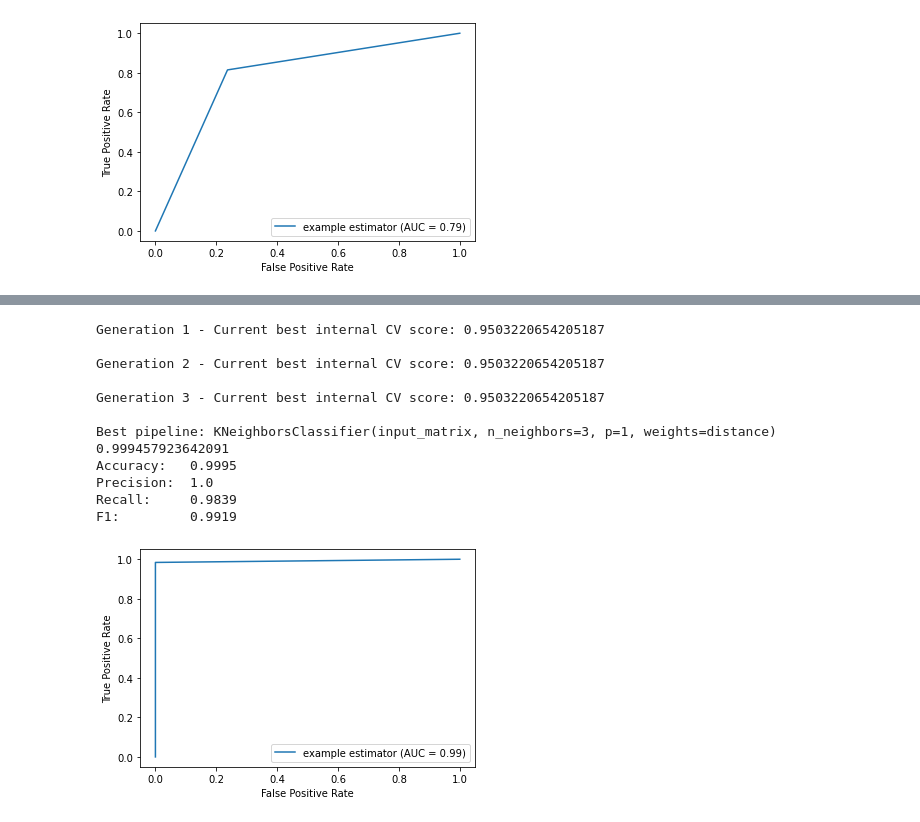
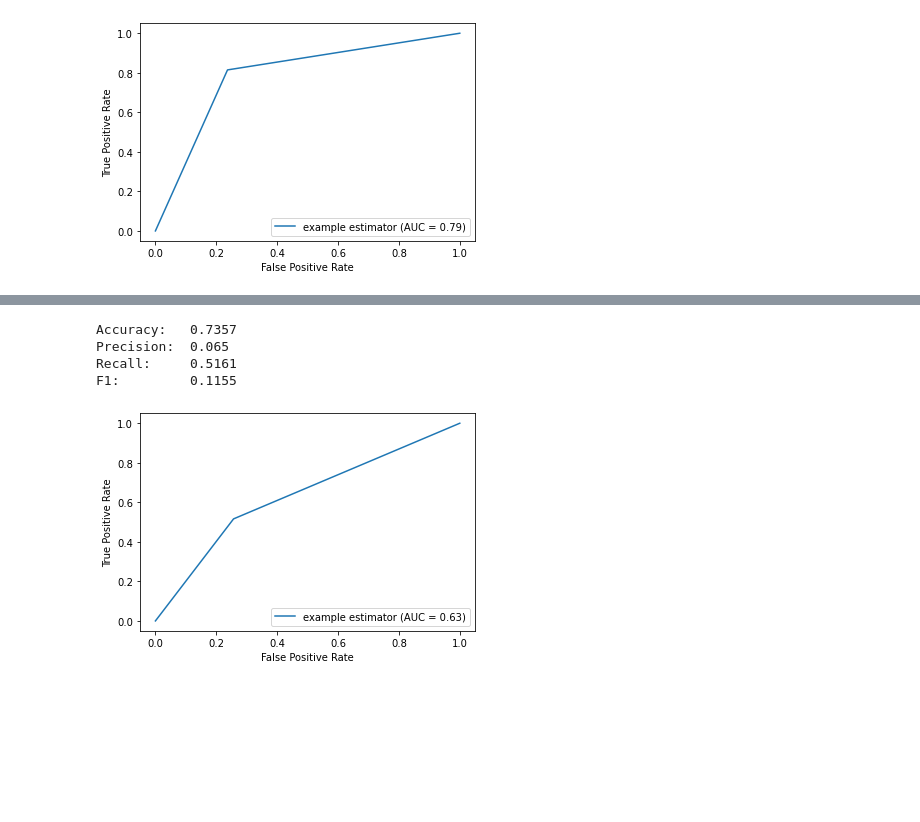
Before and after one commit to oStritze/similarity-modeling, a Jupyter notebook: src/evaluation.ipynb, the cells around one changed output, grey strips where cells are left out. Drawn from its saved outputs; the diff is of its cells as text; code cells hidden in the pictures; blank space fills up the shorter version.

```diff
--- a/src/evaluation.ipynb
+++ b/src/evaluation.ipynb
@@ -293,7 +293,7 @@ from sklearn.metrics import accuracy_score, precision_score, recall_score, f1_sc
 import tpot
 pipe = tpot.TPOTClassifier(
     generations=3,
-    population_size=15,
+    population_size=18,
     offspring_size=3,
     cv=3,
     scoring="roc_auc",
@@ -357,38 +335,35 @@ F1:         0.0
 # %%
-pipe = tpot.TPOTClassifier(
-    generations=3,
-    population_size=15,
-    offspring_size=3,
-    cv=3,
-    scoring="f1_weighted",
-    random_state=42,
-    verbosity=2
+from sklearn.linear_model import SGDClassifier
+from sklearn.model_selection import train_test_split
+from sklearn.naive_bayes import BernoulliNB
+from sklearn.pipeline import make_pipeline, make_union
+from tpot.builtins import StackingEstimator
+from tpot.export_utils import set_param_recursive
+
+best_pipe = make_pipeline(
+    StackingEstimator(estimator=SGDClassifier(alpha=0.01, eta0=0.01, fit_intercept=False, l1_ratio=0.5, learning_rate="invscaling", loss="perceptron", penalty="elasticnet", power_t=0.1)),
+    BernoulliNB(alpha=1.0, fit_prior=False)
 )
-pipe.fit(x_train_decomp, y_train)
-y_pred = pipe.predict(x_train_decomp)
-print(pipe.score(x_train_decomp, y_train))
-print("Accuracy:  ", round(accuracy_score(y_train,y_pred),4) )
-print("Precision: ", round(precision_score(y_train,y_pred),4) )
-print("Recall:    ", round(recall_score(y_train,y_pred),4) )
-print("F1:        ", round(f1_score(y_train,y_pred),4) )
-pipe.export("audio_tpot_ws_cv_pca.py")
+# Fix random state for all the steps in exported pipeline
+set_param_recursive(best_pipe.steps, 'random_state', 42)
 
-fpr, tpr, thresholds = metrics.roc_curve(y_train, y_pred)
+best_pipe.fit(x_train, y_train)
+
+y_pred = best_pipe.predict(x_val)
+#print(pipe.score(x_train_decomp, y_val))
+print("Accuracy:  ", round(accuracy_score(y_val,y_pred),4) )
+print("Precision: ", round(precision_score(y_val,y_pred),4) )
+print("Recall:    ", round(recall_score(y_val,y_pred),4) )
+print("F1:        ", round(f1_score(y_val,y_pred),4) )
+
+fpr, tpr, thresholds = metrics.roc_curve(y_val, y_pred)
 roc_auc = metrics.auc(fpr, tpr)
 display = metrics.RocCurveDisplay(fpr=fpr, tpr=tpr, roc_auc=roc_auc, estimator_name='example estimator')
 display.plot()
 plt.show()
 # %% [output]
-Generation 1 - Current best internal CV score: 0.9503220654205187
-
-Generation 2 - Current best internal CV score: 0.9503220654205187
-
-Generation 3 - Current best internal CV score: 0.9503220654205187
-
-Best pipeline: KNeighborsClassifier(input_matrix, n_neighbors=3, p=1, weights=distance)
-0.999457923642091
-Accuracy:   0.9995
-Precision:  1.0
-Recall:     0.9839
-F1:         0.9919
+Accuracy:   0.7357
+Precision:  0.065
+Recall:     0.5161
+F1:         0.1155
-[figure, old version]
+[figure, new version]
```
Also changed, not shown: parts of 5 cells of this notebook, 1 other file.
